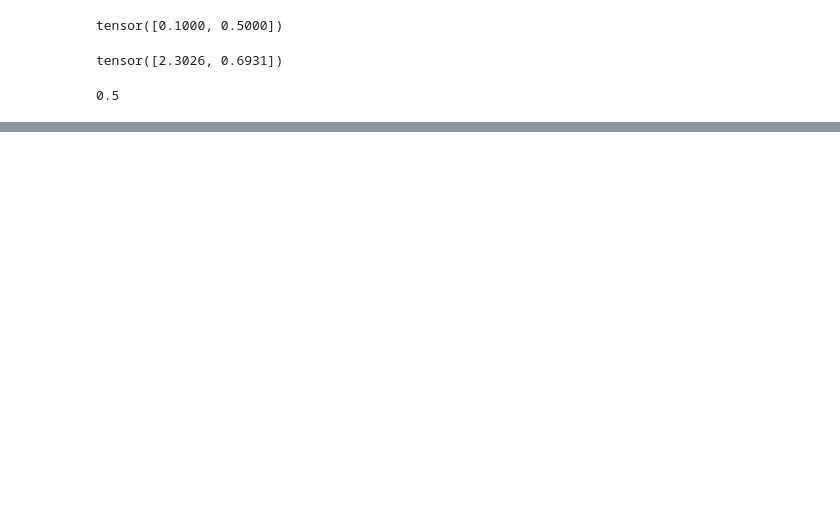
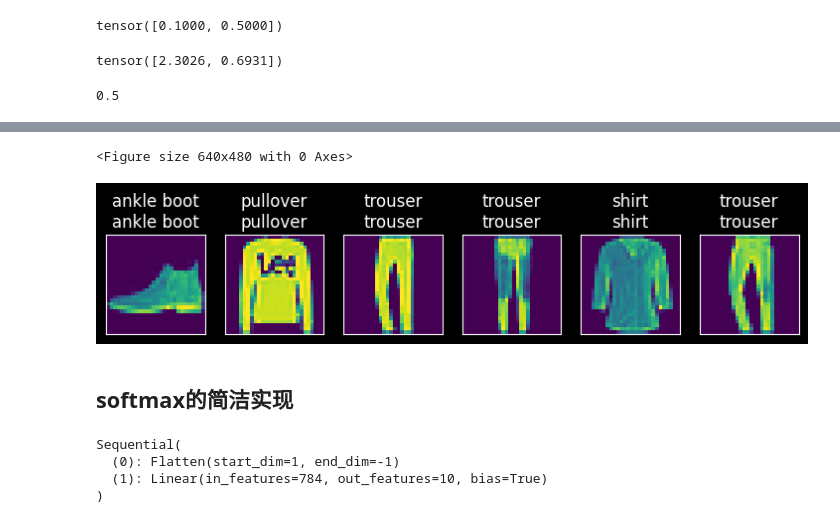
Before and after one commit to Sylvieeeeeeeee/Pytorch_Learning, a Jupyter notebook: pytorch_learning.ipynb, the cells around one changed output, grey strips where cells are left out. Cells and saved outputs as stored; diff of their text form; code cells hidden in the pictures; blank space fills up the shorter version.

```diff
--- a/pytorch_learning.ipynb
+++ b/pytorch_learning.ipynb
@@ -989,13 +990,12 @@ def trian_epoch_ch3(net,train_iter,loss,updater):
         l = loss(y_hat,y)
         if isinstance(updater,torch.optim.Optimizer):
             updater.zero_grad()
-            l.backward()
             updater.step()
             metric.add(float(l) * len(y),accuracy(y_hat,y),y.size().numel())
         else:
             l.sum().backward()
             updater(X.shape[0])
-            metric.add(float(l.sum()),accuracy(y_hat,y),y.numel())
+        metric.add(float(l.sum().detach()),accuracy(y_hat,y),y.numel())
     return metric[0] / metric[2],metric[1] / metric[2]
 # %%
 # 定义一个在动画中绘制数据的实用程序类
@@ -1008,12 +1008,28 @@ class Animator:
         if nrows * ncols == 1:
             self.axes = [self.axes,]
         self.config_axes = lambda:d2l.set_axes(self.axes[0],xlabel,ylabel,xlim,ylim,xscale,yscale,legend)
-        self.X,self.Y,self.legend = None,None,fmts
+        self.X,self.Y,self.fmts = None,None,fmts
 
     def add(self,x,y):
         if not hasattr(y,"__len__"):
             y = [y]
         n = len(y)
+        if not hasattr(x, "__len__"):
+            x = [x] * n
+        if not self.X:
+            self.X = [[] for _ in range(n)]
+        if not self.Y:
+            self.Y = [[] for _ in range(n)]
+        for i, (a, b) in enumerate(zip(x, y)):
+            if a is not None and b is not None:
+                self.X[i].append(a)
+                self.Y[i].append(b)
+        self.axes[0].cla()
+        for x, y, fmt in zip(self.X, self.Y, self.fmts):
+            self.axes[0].plot(x, y, fmt)
+        self.config_axes()
+        display.display(self.fig)
+        display.clear_output(wait=True)
 # %%
 # 训练函数
 def train_ch3(net,train_iter,test_iter,loss,num_epochs,updater):
@@ -1038,13 +1054,14 @@ train_ch3(net,train_iter,test_iter,cross_entropy,num_epochs,updater)
 # %%
 # 对图像进行分类测试
 def predict_ch3(net,test_iter,n = 6):
+    d2l.plt.clf() # 清空画布
     """预测标签"""
     for X,y in test_iter:
         break
     trues = d2l.get_fashion_mnist_labels(y)
     preds = d2l.get_fashion_mnist_labels(net(X).argmax(axis=1))
     titles  =[true + '\n' + pred for true,pred in zip(trues,preds)]
-    d2l.show_images(X[0:n].reshape((n,28,28)),1,n,titles=titles[0:n])
+    d2l.show_images(X[0:n].reshape((n,28,28)),1,n,titles=titles[0:n]);
 
 predict_ch3(net,test_iter)
 # %% [output]
@@ -1051,0 +1068,4 @@ predict_ch3(net,test_iter)
+<Figure size 640x480 with 0 Axes>
+[figure, added]
+# %% [markdown]
+## softmax的简洁实现
@@ -1051,0 +1080,15 @@ predict_ch3(net,test_iter)
+# %%
+# 定义展平层（flatten）在线性层前调整网络输入的形状
+# 初始化
+net = nn.Sequential(nn.Flatten(),nn.Linear(784,10))
+
+def init_weights(m): # m是layer层数
+    if type(m) == nn.Linear:
+        nn.init.normal_(m.weight,std=0.01)
+
+net.apply(init_weights) # 每一层都跑一下apply里面的函数
+# %% [output]
+Sequential(
+  (0): Flatten(start_dim=1, end_dim=-1)
+  (1): Linear(in_features=784, out_features=10, bias=True)
+)
```
Also changed, not shown: parts of 11 cells of this notebook.
